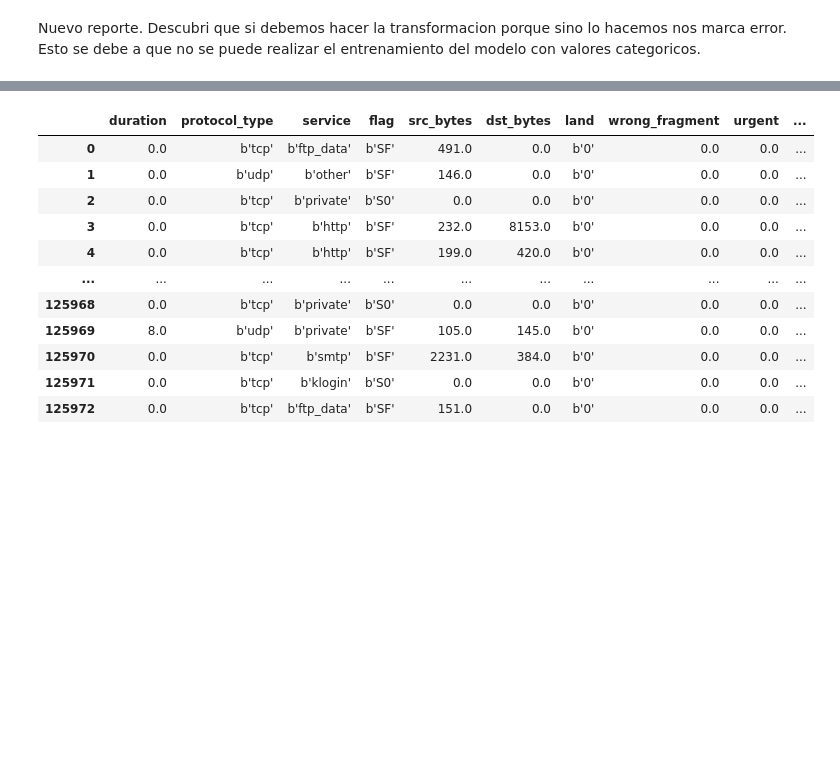
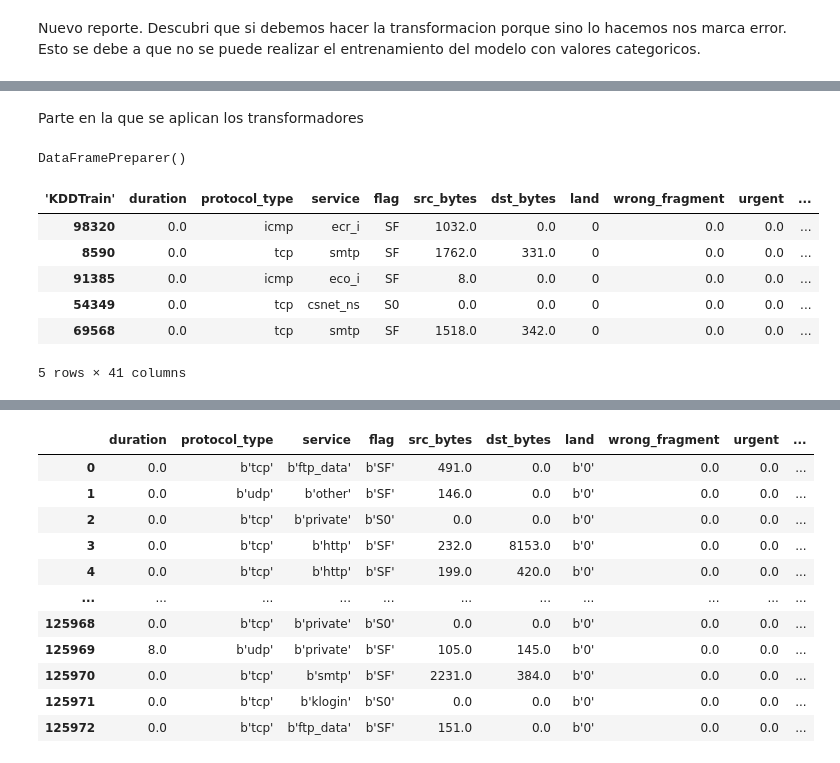
Before and after one commit to AlvaroTV/Data-Management, a Jupyter notebook: 5._Evaluation of results.ipynb, the cells around one changed output, grey strips where cells are left out. Saved outputs shown, nothing was run; the diff lists cells and outputs as text; code cells hidden in the pictures; blank space fills up the shorter version.

```diff
--- a/5._Evaluation of results.ipynb
+++ b/5._Evaluation of results.ipynb
@@ -446,0 +496,2 @@ Toda esta seccion es para crear
+# %% [markdown]
+Parte en la que se aplican los transformadores
@@ -446,0 +501,5 @@ Toda esta seccion es para crear
+# %%
+# Hacemos el fit con el conjunto de datos general para que adquiera todos los valores posibles
+data_preparer.fit(X_df)
+# %% [output]
+DataFramePreparer()
@@ -446,0 +509,10 @@ Toda esta seccion es para crear
+# %%
+X_train.head(5)
+# %% [output]
+| 'KDDTrain' | duration | protocol_type | service | flag | src_bytes | dst_bytes | land | wrong_fragment | urgent | ... |
+| 98320 | 0.0 | icmp | ecr_i | SF | 1032.0 | 0.0 | 0 | 0.0 | 0.0 | ... |
+| 8590 | 0.0 | tcp | smtp | SF | 1762.0 | 331.0 | 0 | 0.0 | 0.0 | ... |
+| 91385 | 0.0 | icmp | eco_i | SF | 8.0 | 0.0 | 0 | 0.0 | 0.0 | ... |
+| 54349 | 0.0 | tcp | csnet_ns | S0 | 0.0 | 0.0 | 0 | 0.0 | 0.0 | ... |
+| 69568 | 0.0 | tcp | smtp | SF | 1518.0 | 342.0 | 0 | 0.0 | 0.0 | ... |
+5 rows × 41 columns
```
Also changed, not shown: parts of 10 cells of this notebook.
